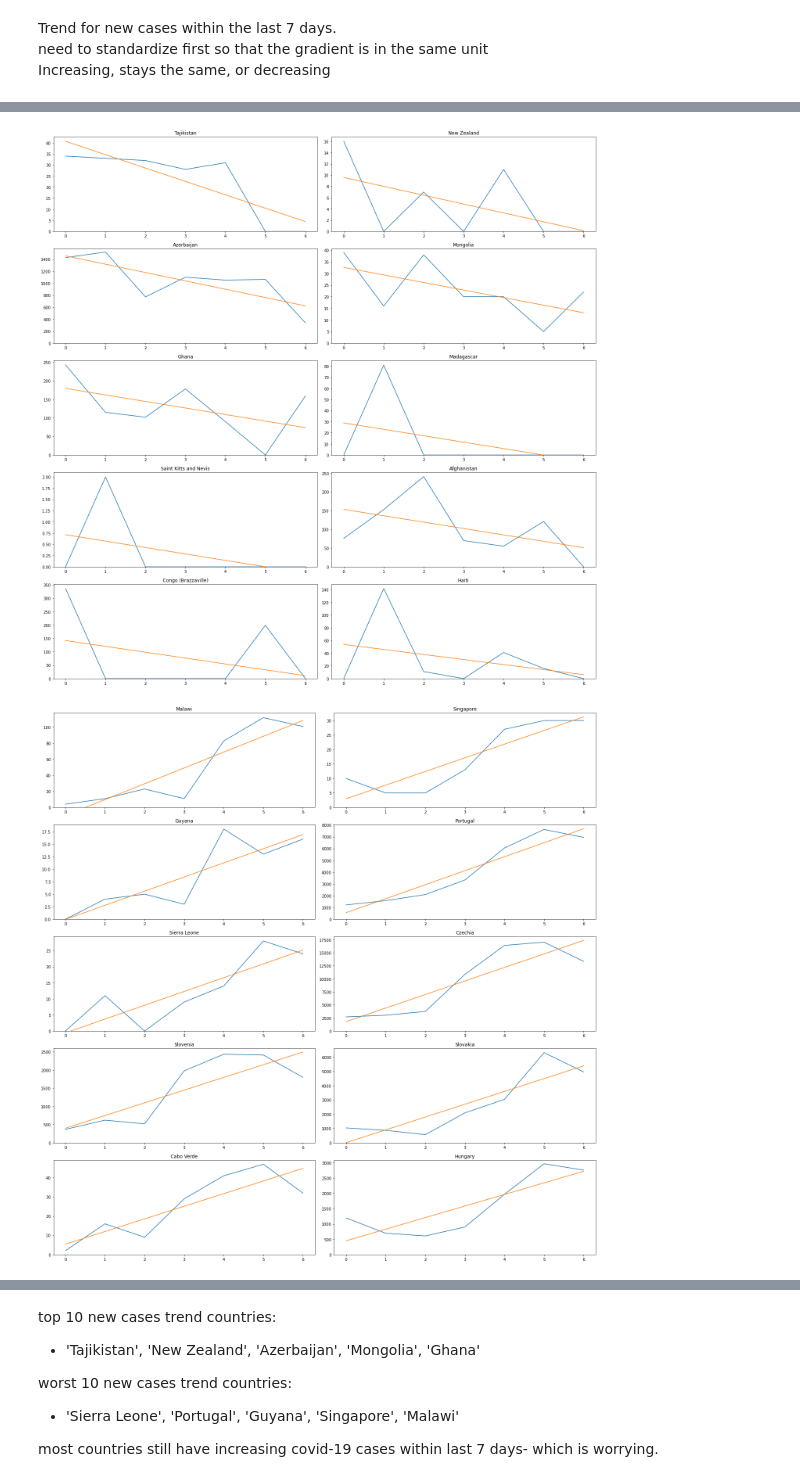
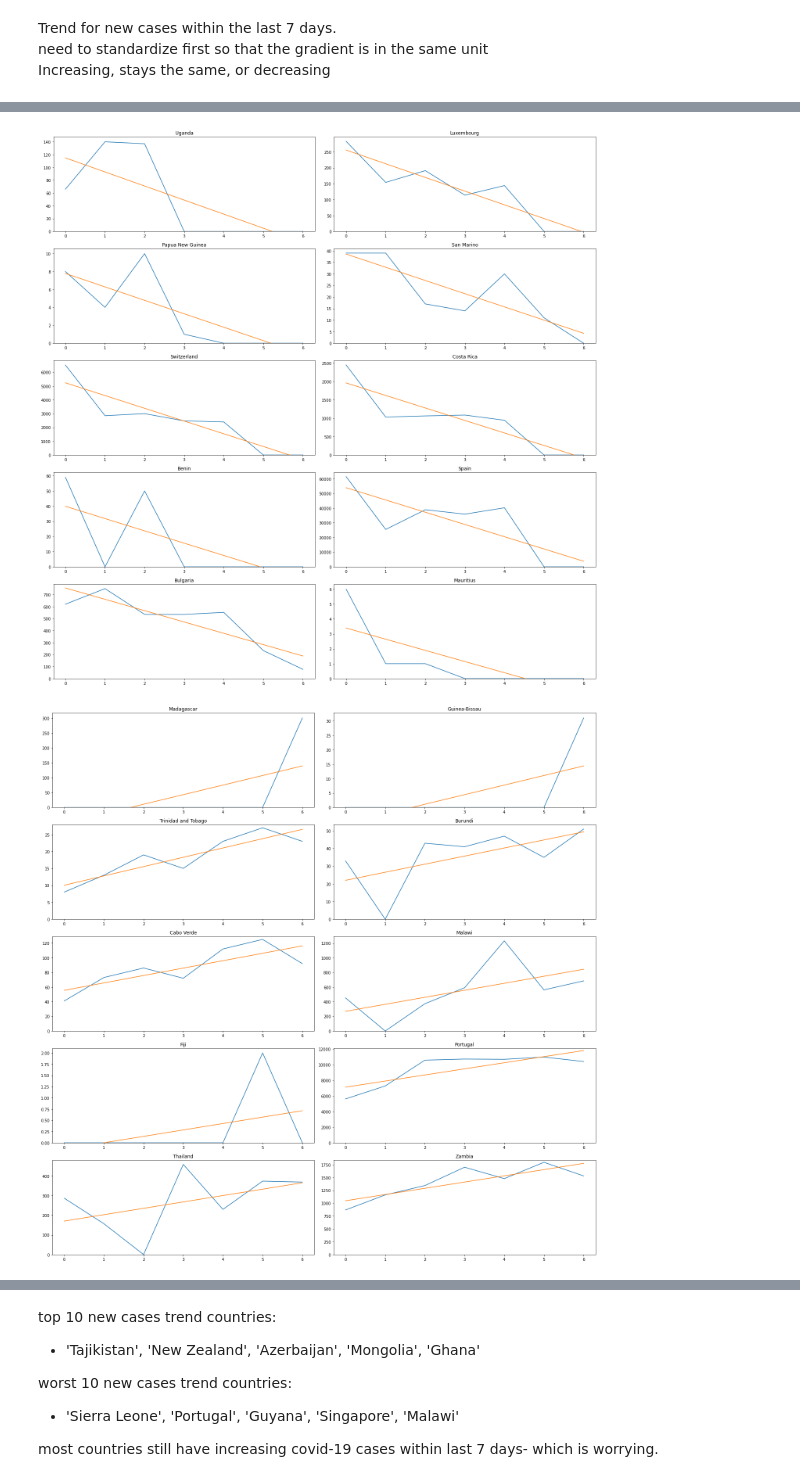
Before and after one commit to n-Faiz/WQD7006_ML_Covid19, a Jupyter notebook: Covid-19 Analysis & Machine learning.ipynb, the cells around one changed output, grey strips where cells are left out. Saved outputs shown, nothing was run; the diff lists cells and outputs as text; code cells hidden in the pictures.

```diff
--- a/Covid-19 Analysis & Machine learning.ipynb
+++ b/Covid-19 Analysis & Machine learning.ipynb
@@ -442,4 +460,4 @@ weekly['Status'].hist()
 # %%
-weekly_inc = weekly[weekly["Status"] == "increasing"].sort_values("gradient",ascending=False)
+weekly_inc = weekly[weekly['COVID19 Trend (7d)'] == "increasing"].sort_values("gradient",ascending=False).reset_index(drop=True)
 weekly_inc.head(10)
 # %% [output]
@@ -457,4 +475,4 @@ weekly_inc.head(10)
 # %%
-weekly_dec = weekly[weekly["Status"] == "decreasing"].sort_values("gradient",ascending=True)
+weekly_dec = weekly[weekly['COVID19 Trend (7d)'] == "decreasing"].sort_values("gradient",ascending=True).reset_index(drop=True)
 weekly_dec.head(10)
 # %% [output]
@@ -472,4 +490,4 @@ weekly_dec.head(10)
 # %%
-weekly_dec = weekly[weekly["Status"] == "around the same"].sort_values("gradient",ascending=False)
-weekly_dec.head(10)
+weekly_same = weekly[weekly['COVID19 Trend (7d)'] == "around the same"].sort_values("gradient",ascending=False).reset_index(drop=True)
+weekly_same.head(10)
 # %% [output]
@@ -489,7 +507,7 @@ weekly_dec.head(10)
 fig, axes = plt.subplots(5, 2, figsize=(20, 20))
 ax = axes.ravel()
 for i in range(10):
-    country = weekly['Country/Region'][i]
+    country = weekly_dec['Country/Region'][i]
     d = weekly_df[weekly_df['Country/Region'] == country]['New Confirmed']
     m, b = np.polyfit(range(len(d)), d, 1)
     ax[i].plot(range(len(d)),d)
@@ -500,24 +518,24 @@ for i in range(10):
 fig.tight_layout()
 plt.show()
 # %% [output]
-[figure, old version]
+[figure, new version]
 # %%
 # Bottom 10 countries with increasing new cases within last 7 days
 fig, axes = plt.subplots(5, 2, figsize=(20, 20))
 ax = axes.ravel()
 for i in range(10):
-    country = weekly['Country/Region'].iloc[-(i+1)]
+    country = weekly_inc['Country/Region'][i]
     d = weekly_df[weekly_df['Country/Region'] == country]['New Confirmed']
     m, b = np.polyfit(range(len(d)), d, 1)
     ax[i].plot(range(len(d)),d)
     ax[i].plot(range(len(d)), m*range(len(d)) + b)
     ax[i].set_title(country)
     ax[i].axis(ymin=0)
 
 fig.tight_layout()
 plt.show()
 # %% [output]
-[figure, old version]
+[figure, new version]
 # %%
 country = 'Singapore'
 d = weekly_df[weekly_df['Country/Region'] == country]['New Confirmed']
```
Also changed, not shown: parts of 39 cells of this notebook, 2 other files.
